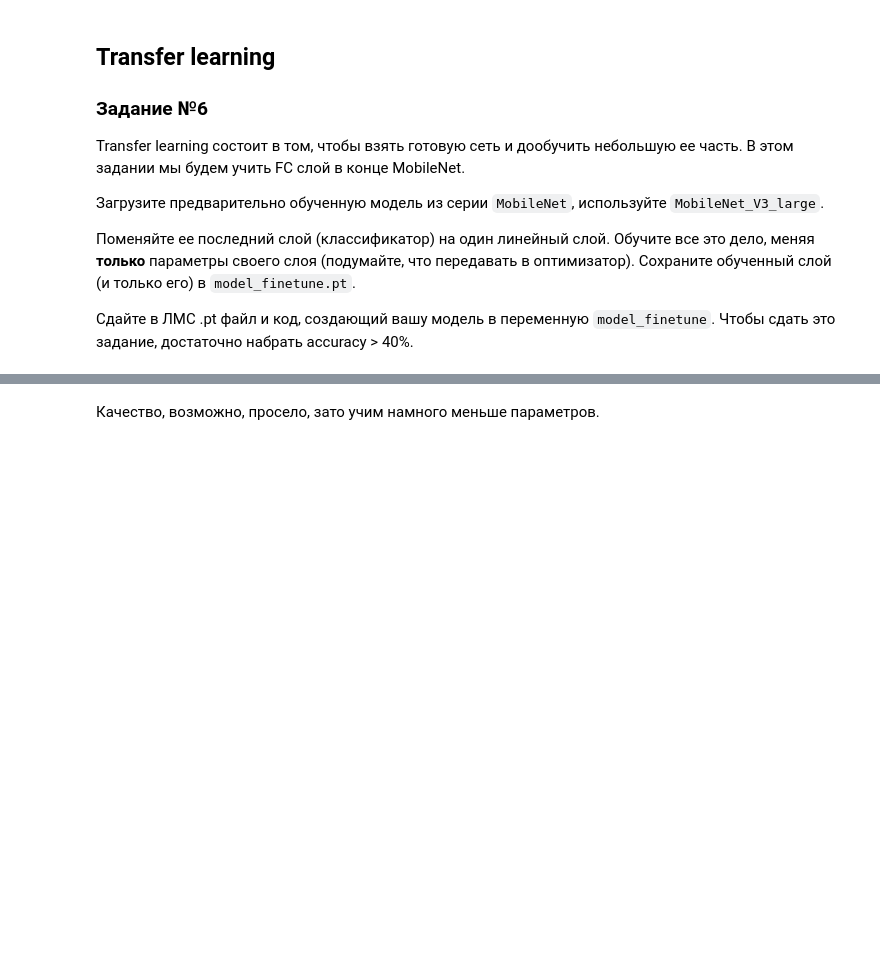
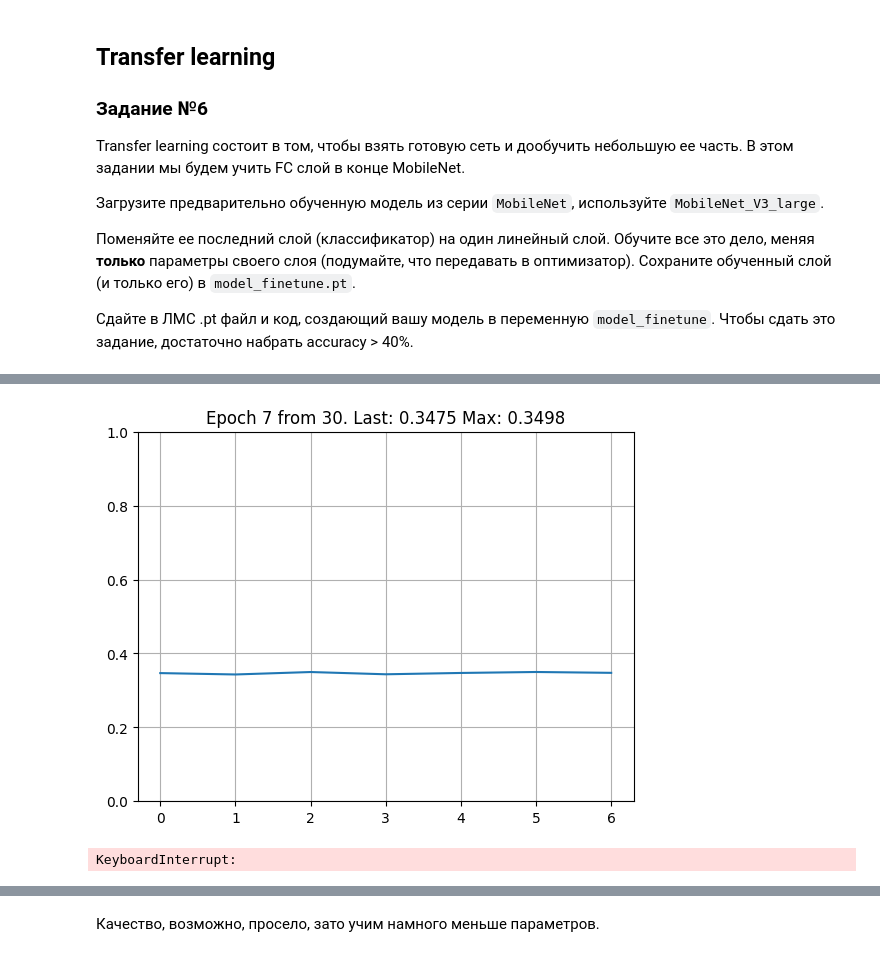
Before and after one commit to theotheo46/nlp, a Jupyter notebook: hw-student_va.ipynb, the cells around one changed output, grey strips where cells are left out. Drawn from its saved outputs; the diff is of its cells as text; code cells hidden in the pictures; blank space fills up the shorter version.

```diff
--- a/hw-student_va.ipynb
+++ b/hw-student_va.ipynb
@@ -523,0 +552,31 @@ Transfer learning состоит в том, чтобы взять готовую
+# %%
+from torchvision.models import mobilenet_v3_large, MobileNet_V3_Large_Weights
+from torch import nn
+
+class ModifiedMobileNet18(nn.Module):
+    def __init__(self, num_classes=10):
+        super().__init__()
+        # Загрузка предварительно обученной модели
+        self.mobilenet_v3_large = models.mobilenet_v3_large(weights=MobileNet_V3_Large_Weights.DEFAULT)
+
+        # Замораживание всех слоев кроме последнего полносвязного
+        for param in self.mobilenet_v3_large.parameters():
+            param.requires_grad = False
+
+        # Изменение последнего полносвязного слоя
+        num_ftrs = self.mobilenet_v3_large.classifier[0].in_features
+        self.mobilenet_v3_large.classifier = nn.Sequential(nn.Linear(num_ftrs, num_classes))
+
+
+    def forward(self, x):
+        return self.mobilenet_v3_large(x)
+
+
+torch.manual_seed(987)
+params = TrainConfig(lr=1e-3, num_epochs=30)
+model_finetune = ModifiedMobileNet18()
+optimizer = torch.optim.Adam(model.parameters(), lr=params.lr)
+train_loop(model, train_loader, test_loader, optimizer, params)
+# %% [output]
+[figure, added]
+KeyboardInterrupt:
```
Also changed, not shown: parts of 14 cells of this notebook, 1 other file.
